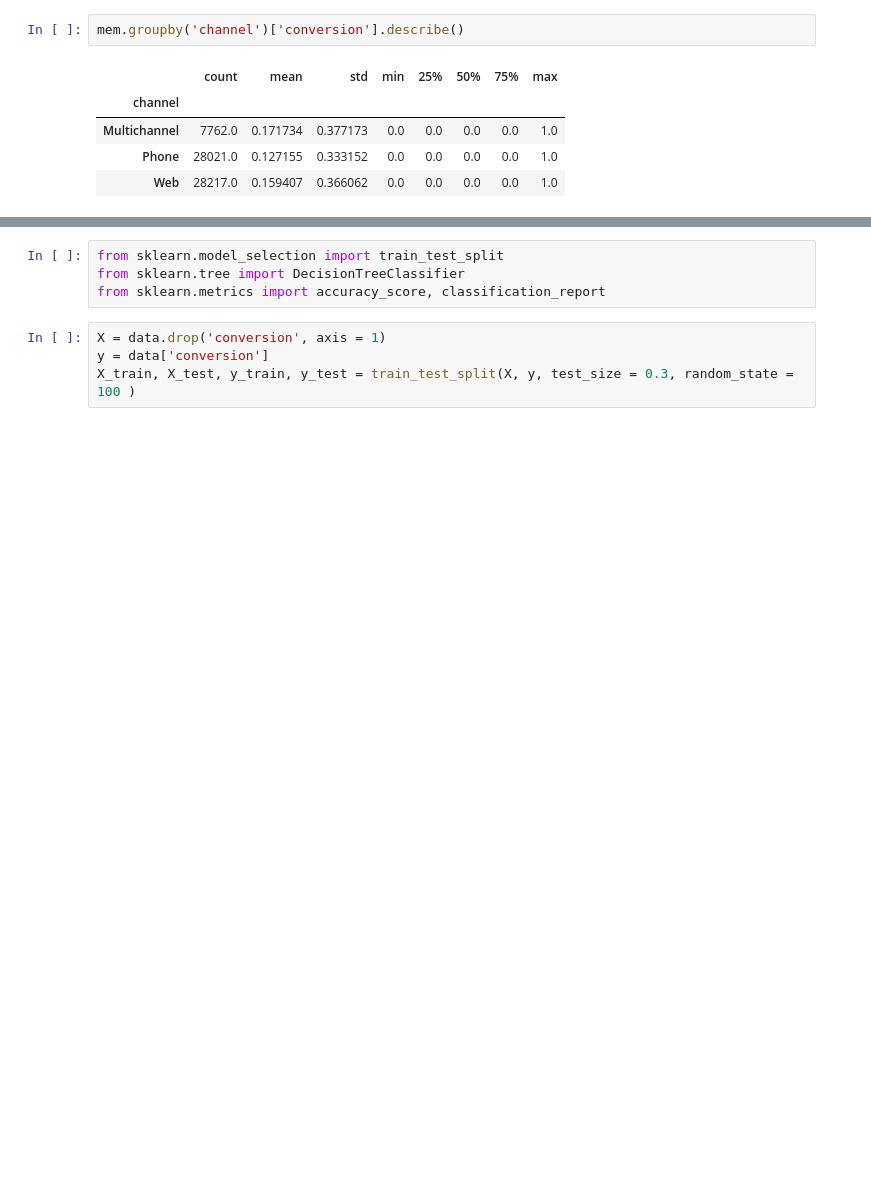
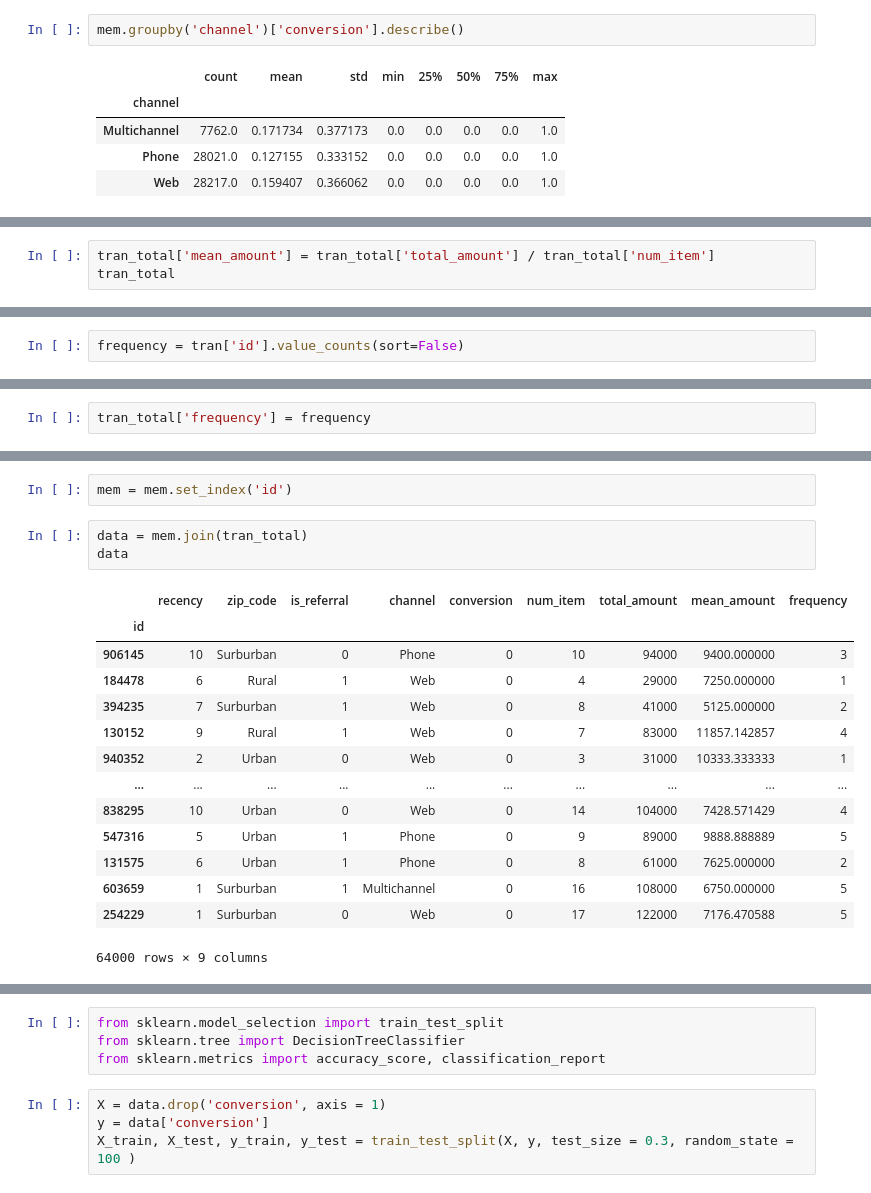
Before and after one commit to youngeunkoo/fintech_service, a Jupyter notebook: 06machine_learning/09_쇼핑몰_프로모션_효율예측분석_KNN,SVM_SMOTE_RandCV.ipynb, the cells around one changed output, grey strips where cells are left out. Cells and saved outputs as stored; diff of their text form; blank space fills up the shorter version.

```diff
--- a/06machine_learning/09_쇼핑몰_프로모션_효율예측분석_KNN,SVM_SMOTE_RandCV.ipynb
+++ b/06machine_learning/09_쇼핑몰_프로모션_효율예측분석_KNN,SVM_SMOTE_RandCV.ipynb
@@ -437,0 +362,3 @@ data
+# %%
+tran_total['mean_amount'] = tran_total['total_amount'] / tran_total['num_item']
+tran_total
@@ -437,0 +380,2 @@ data
+# %%
+frequency = tran['id'].value_counts(sort=False)
@@ -437,0 +398,2 @@ data
+# %%
+tran_total['frequency'] = frequency
@@ -437,0 +417,20 @@ data
+# %%
+mem = mem.set_index('id')
+# %%
+data = mem.join(tran_total)
+data
+# %% [output]
+|  | recency | zip_code | is_referral | channel | conversion | num_item | total_amount | mean_amount | frequency |
+| id |  |  |  |  |  |  |  |  |  |
+| 906145 | 10 | Surburban | 0 | Phone | 0 | 10 | 94000 | 9400.000000 | 3 |
+| 184478 | 6 | Rural | 1 | Web | 0 | 4 | 29000 | 7250.000000 | 1 |
+| 394235 | 7 | Surburban | 1 | Web | 0 | 8 | 41000 | 5125.000000 | 2 |
+| 130152 | 9 | Rural | 1 | Web | 0 | 7 | 83000 | 11857.142857 | 4 |
+| 940352 | 2 | Urban | 0 | Web | 0 | 3 | 31000 | 10333.333333 | 1 |
+| ... | ... | ... | ... | ... | ... | ... | ... | ... | ... |
+| 838295 | 10 | Urban | 0 | Web | 0 | 14 | 104000 | 7428.571429 | 4 |
+| 547316 | 5 | Urban | 1 | Phone | 0 | 9 | 89000 | 9888.888889 | 5 |
+| 131575 | 6 | Urban | 1 | Phone | 0 | 8 | 61000 | 7625.000000 | 2 |
+| 603659 | 1 | Surburban | 1 | Multichannel | 0 | 16 | 108000 | 6750.000000 | 5 |
+| 254229 | 1 | Surburban | 0 | Web | 0 | 17 | 122000 | 7176.470588 | 5 |
+64000 rows × 9 columns
```
Also changed, not shown: parts of 63 cells of this notebook, 1 other file.
